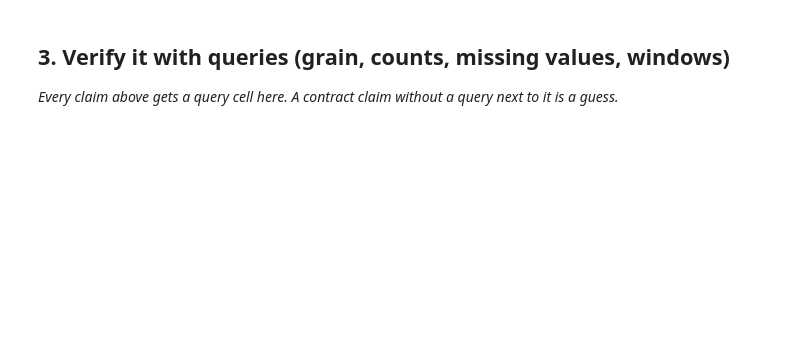
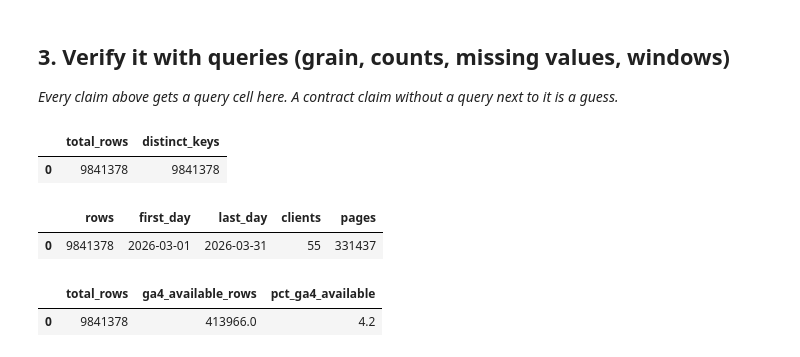
Before and after one commit to bhardwaj-ayush03/flyrank-internship, a Jupyter notebook: work/notebooks/w03_data_contract.ipynb, the cells around one changed output. Saved outputs shown, nothing was run; the diff lists cells and outputs as text; code cells hidden in the pictures; blank space fills up the shorter version.

```diff
--- a/work/notebooks/w03_data_contract.ipynb
+++ b/work/notebooks/w03_data_contract.ipynb
@@ -24,3 +61,31 @@ This skeleton is yours to fill. Work the sections **in order** — each one has
 ## 3. Verify it with queries (grain, counts, missing values, windows)
 
 *Every claim above gets a query cell here. A contract claim without a query next to it is a guess.*
+# %%
+# Query 1: grain. Does one row really equal (report_date, client, content)?
+con.sql("""
+SELECT COUNT(*) AS total_rows,
+       (SELECT COUNT(*) FROM (SELECT DISTINCT report_date, client_hash_id, content_hash_id FROM m)) AS distinct_keys
+FROM m""").df()
+# %% [output]
+|  | total_rows | distinct_keys |
+| 0 | 9841378 | 9841378 |
+# %%
+# Query 2: slice size and date span
+con.sql("""
+SELECT COUNT(*) AS rows, MIN(report_date) AS first_day, MAX(report_date) AS last_day,
+       COUNT(DISTINCT client_hash_id) AS clients, COUNT(DISTINCT content_hash_id) AS pages
+FROM m""").df()
+# %% [output]
+|  | rows | first_day | last_day | clients | pages |
+| 0 | 9841378 | 2026-03-01 | 2026-03-31 | 55 | 331437 |
+# %%
+# Query 3: availability, filtered with IS TRUE
+con.sql("""
+SELECT COUNT(*) AS total_rows,
+       SUM(CASE WHEN ga4_data_available IS TRUE THEN 1 ELSE 0 END) AS ga4_available_rows,
+       ROUND(100.0 * SUM(CASE WHEN ga4_data_available IS TRUE THEN 1 ELSE 0 END) / COUNT(*), 1) AS pct_ga4_available
+FROM m""").df()
+# %% [output]
+|  | total_rows | ga4_available_rows | pct_ga4_available |
+| 0 | 9841378 | 413966.0 | 4.2 |
```
Also changed, not shown: parts of 13 cells of this notebook.
